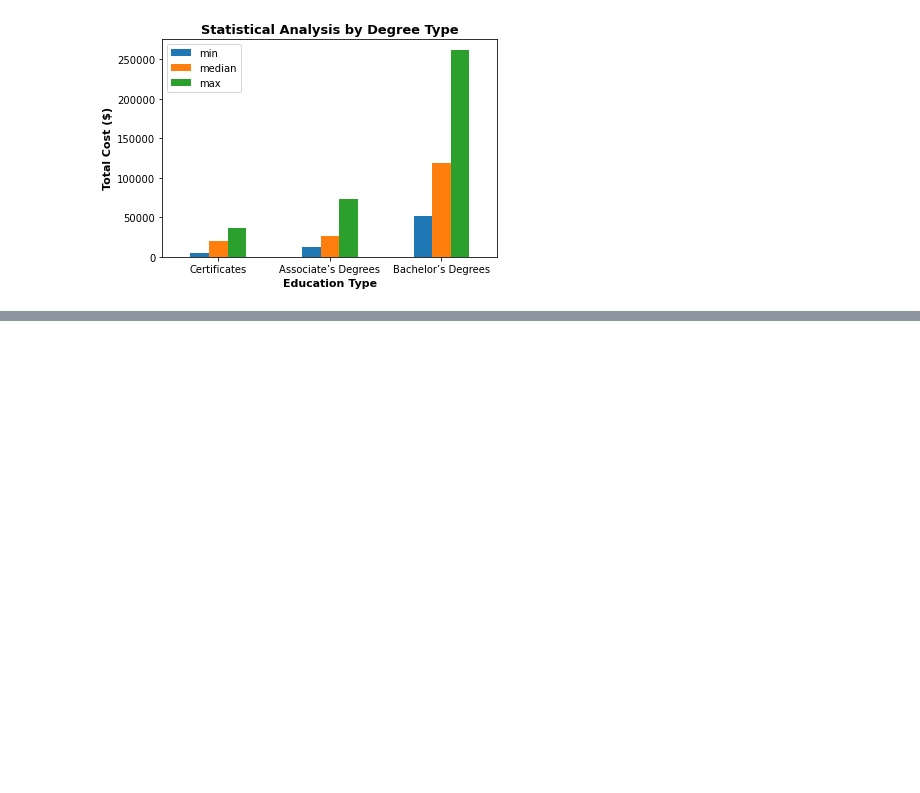
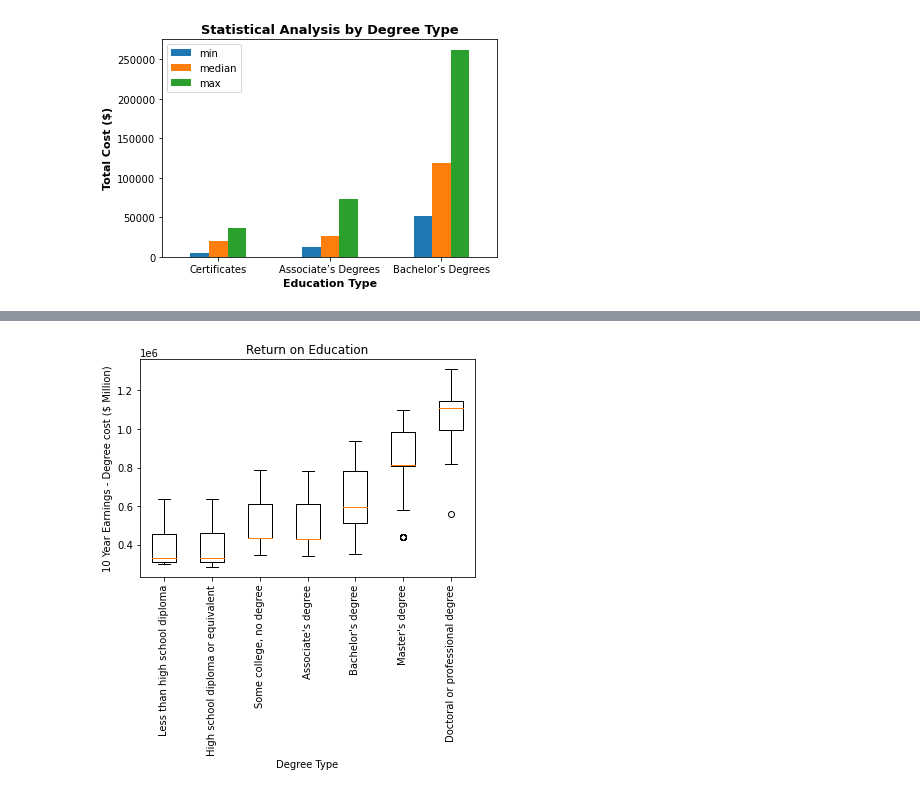
Before and after one commit to Project-1-2021/ValueOfCollege, a Jupyter notebook: Data_Analysis.ipynb, the cells around one changed output, grey strips where cells are left out. Drawn from its saved outputs; the diff is of its cells as text; code cells hidden in the pictures; blank space fills up the shorter version.

```diff
--- a/Data_Analysis.ipynb
+++ b/Data_Analysis.ipynb
@@ -231,0 +222,7 @@ ed_level.sum()
+# %%
+education_values = []
+for education in education_types:
+    df = return_df[return_df['Education'] == education]
+    values = df['ROI (10 Years)']
+    education_values.append(values)
+education_values
@@ -231,0 +247,10 @@ ed_level.sum()
+# %%
+plt.subplots()
+plt.boxplot(education_values, labels=education_types)
+plt.xticks(rotation='vertical')
+plt.title('Return on Education')
+plt.ylabel('10 Year Earnings - Degree cost ($ Million)')
+plt.xlabel('Degree Type')
+plt.show()
+# %% [output]
+[figure, added]
```
Also changed, not shown: parts of 5 cells of this notebook.
